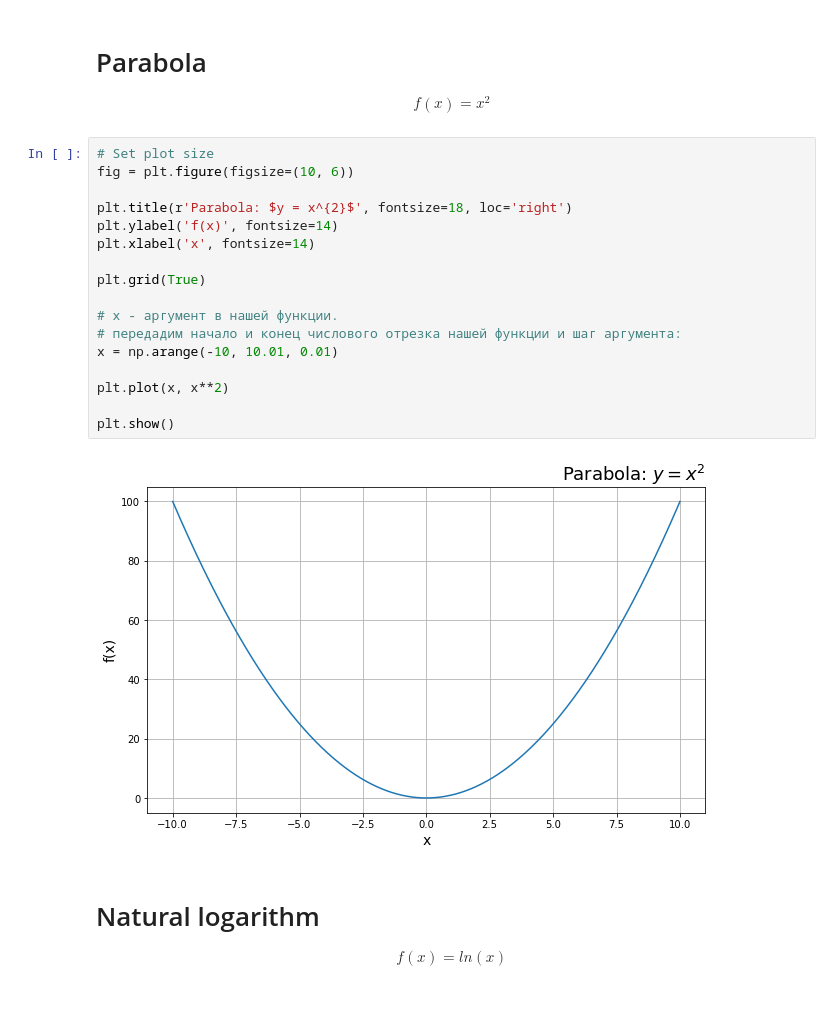
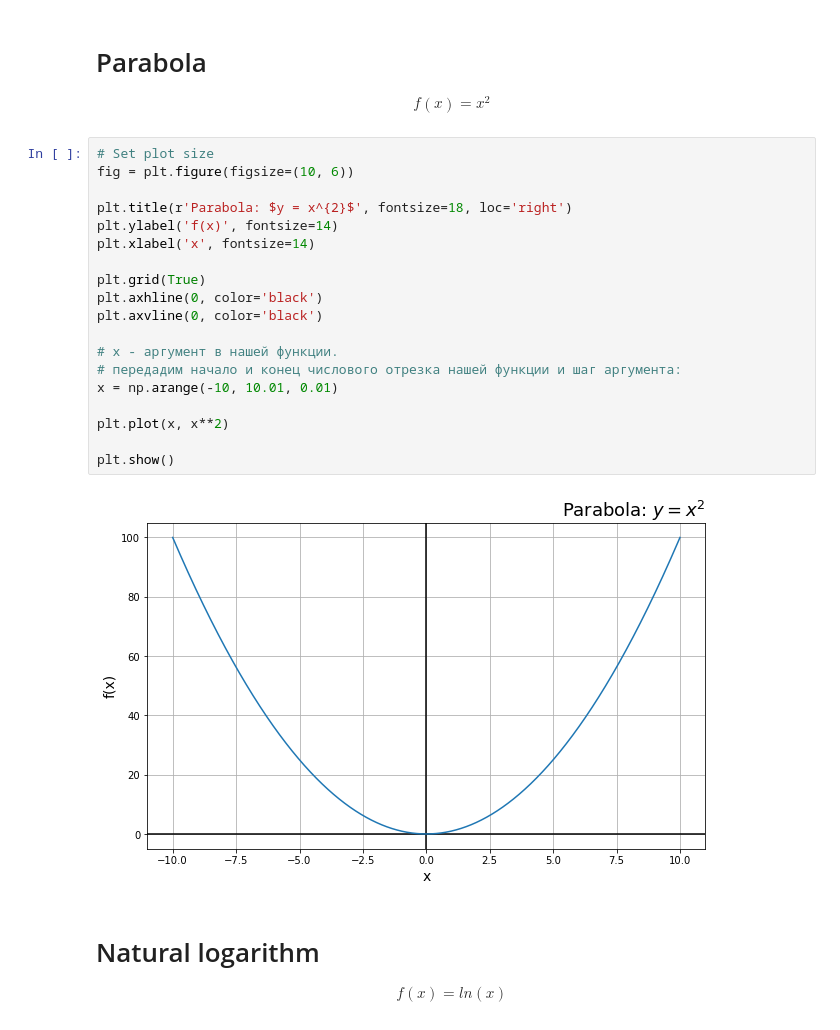
Before and after one commit to ekalachev/jupyter_charts, a Jupyter notebook: matplotlib.ipynb, the cells around one changed output. Cells and saved outputs as stored; diff of their text form.

```diff
--- a/matplotlib.ipynb
+++ b/matplotlib.ipynb
@@ -16,22 +16,24 @@ $$
 # %%
 # Set plot size
 fig = plt.figure(figsize=(10, 6))
 
 plt.title(r'Parabola: $y = x^{2}$', fontsize=18, loc='right')
 plt.ylabel('f(x)', fontsize=14)
 plt.xlabel('x', fontsize=14)
 
 plt.grid(True)
+plt.axhline(0, color='black')
+plt.axvline(0, color='black')
 
 # х - аргумент в нашей функции.
 # передадим начало и конец числового отрезка нашей функции и шаг аргумента:
 x = np.arange(-10, 10.01, 0.01)
 
 plt.plot(x, x**2)
 
 plt.show()
 # %% [output]
-[figure, old version]
+[figure, new version]
 # %% [markdown]
 # Natural logarithm
 $$
```
Also changed, not shown: parts of 2 cells of this notebook.
